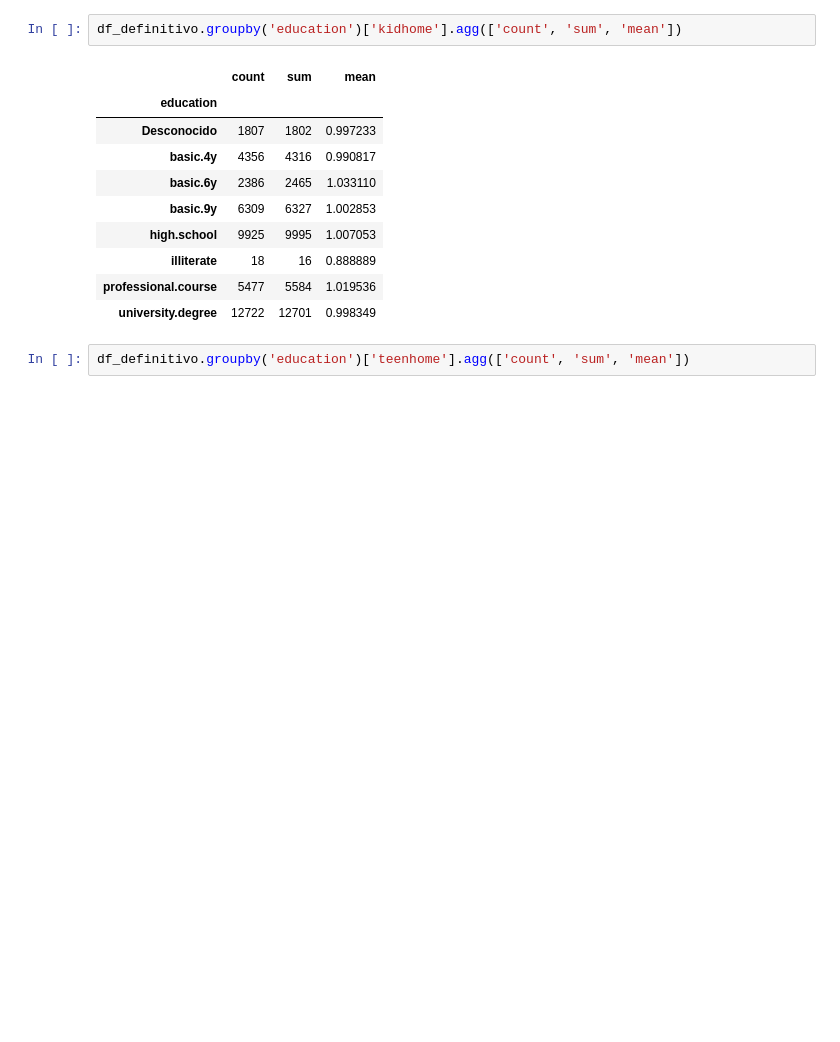
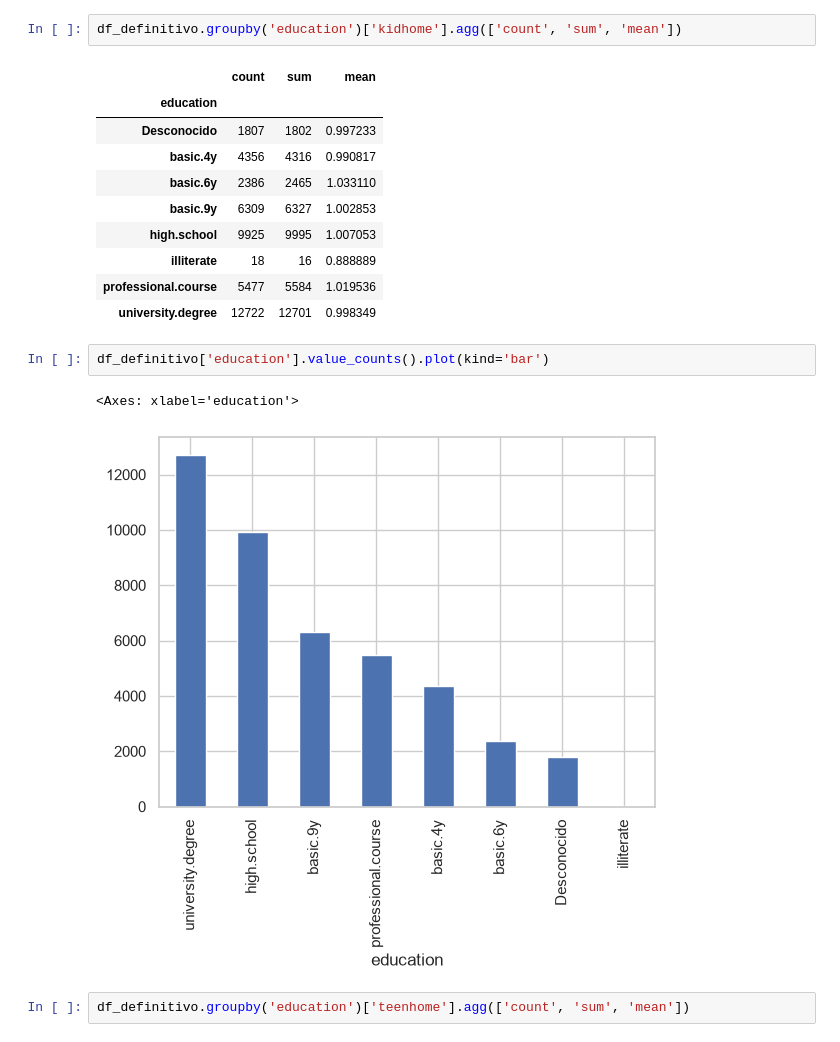
Before and after one commit to albertgotanegra/EDA-con-Python, a Jupyter notebook: EDA_entregafinal.ipynb, the cells around one changed output. Drawn from its saved outputs; the diff is of its cells as text; blank space fills up the shorter version.

```diff
--- a/EDA_entregafinal.ipynb
+++ b/EDA_entregafinal.ipynb
@@ -303,6 +303,11 @@ df_definitivo.groupby('education')['kidhome'].agg(['count', 'sum', 'mean'])
 | illiterate | 18 | 16 | 0.888889 |
 | professional.course | 5477 | 5584 | 1.019536 |
 | university.degree | 12722 | 12701 | 0.998349 |
+# %%
+df_definitivo['education'].value_counts().plot(kind='bar')
+# %% [output]
+<Axes: xlabel='education'>
+[figure, added]
 # %%
 df_definitivo.groupby('education')['teenhome'].agg(['count', 'sum', 'mean'])
 # %% [output]
```
Also changed, not shown: parts of 21 cells of this notebook.
